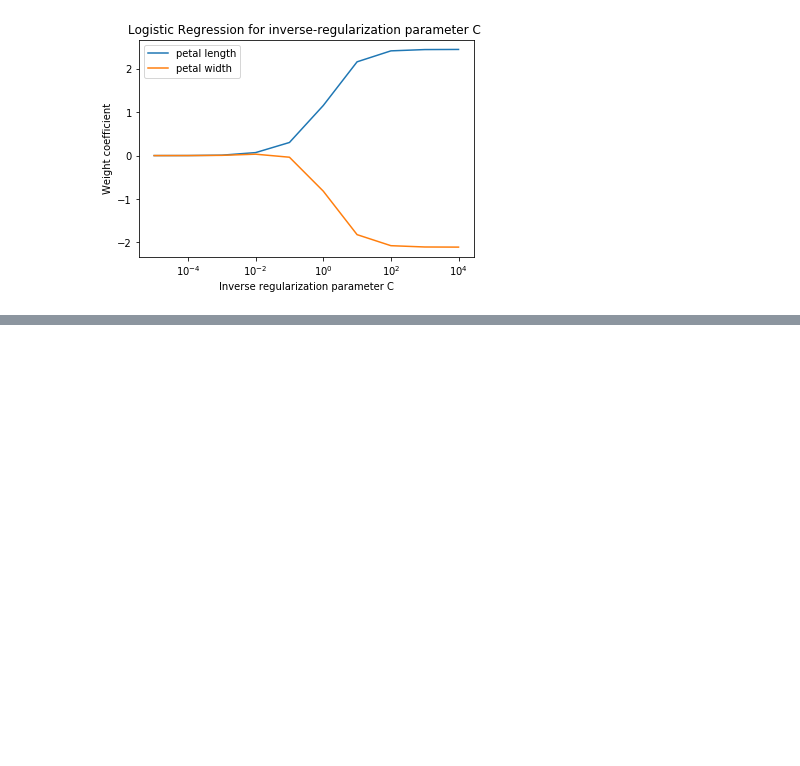
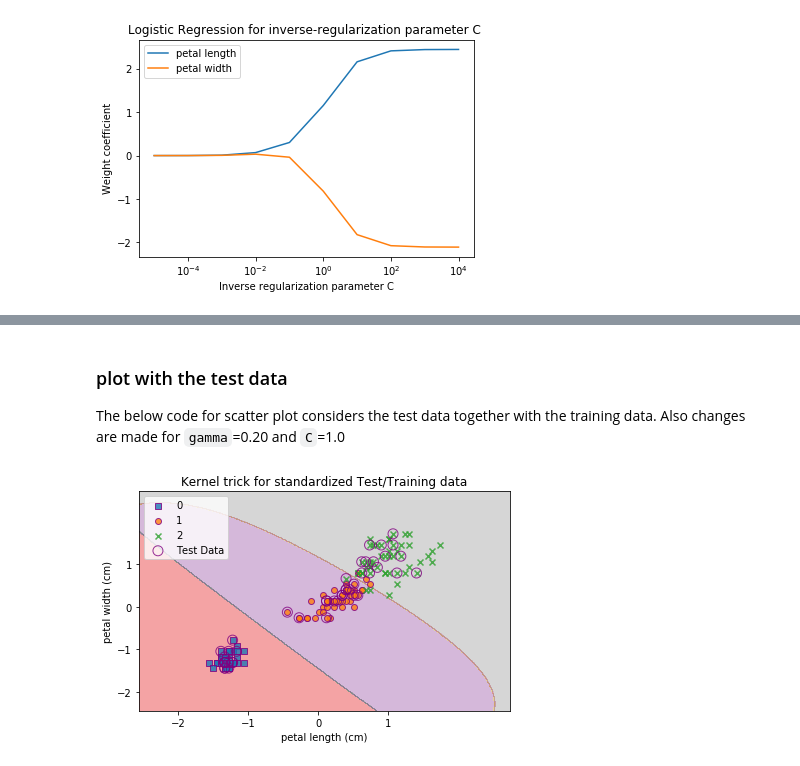
Before and after one commit to fpdevil/rise_of_machines, a Jupyter notebook: rise_of_machines/support_vector_machines.ipynb, the cells around one changed output, grey strips where cells are left out. Cells and saved outputs as stored; diff of their text form; code cells hidden in the pictures; blank space fills up the shorter version.

```diff
--- a/rise_of_machines/support_vector_machines.ipynb
+++ b/rise_of_machines/support_vector_machines.ipynb
@@ -796 +889,22 @@ def plot_classifier(X,
+# %% [markdown]
+### plot with the test data
+
+The below code for scatter plot considers the test data together with the training data. Also changes are made for `gamma`=0.20 and `C`=1.0
+# %%
+svm = SVC(kernel='rbf', random_state=1, gamma=0.2, C=1.0)
+svm.fit(X_train_std, y_train)
+plot_classifier(
+                X=X_combined_std,
+                y=y_combined,
+                classifier=svm,
+                test_idx=range(105,150),
+                cmap=plt.cm.Set1)
+plt.title('Kernel trick for standardized Test/Training data')
+plt.legend(loc='upper left')
+plt.xlabel(iris.feature_names[2])
+plt.ylabel(iris.feature_names[3])
+plt.tight_layout()
+plt.show()
+# %% [output]
+[figure, added]
 # %%
```
Also changed, not shown: parts of 10 cells of this notebook, 2 other files.
